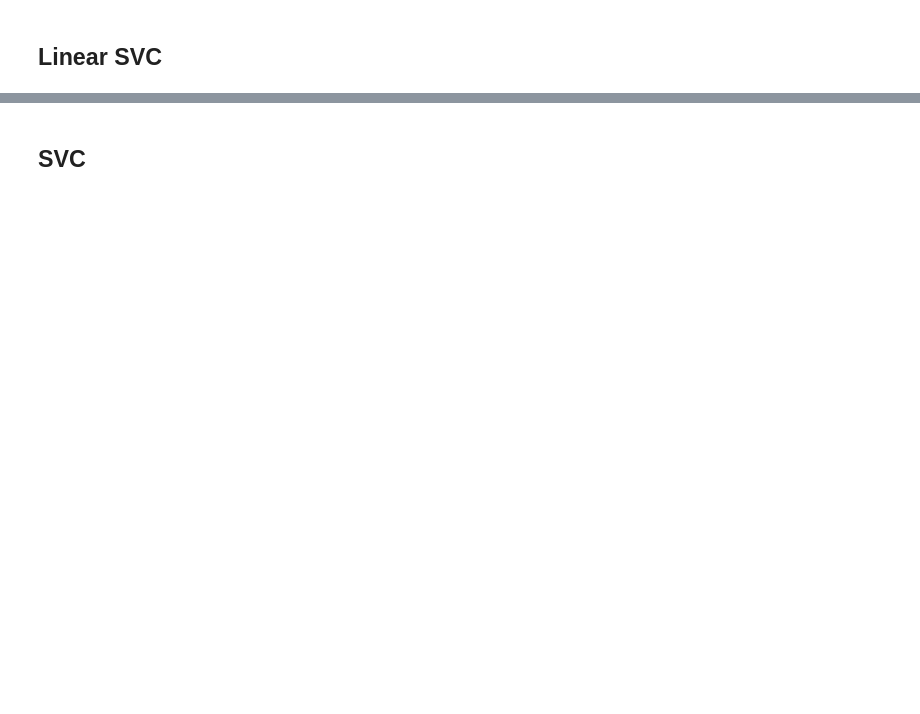
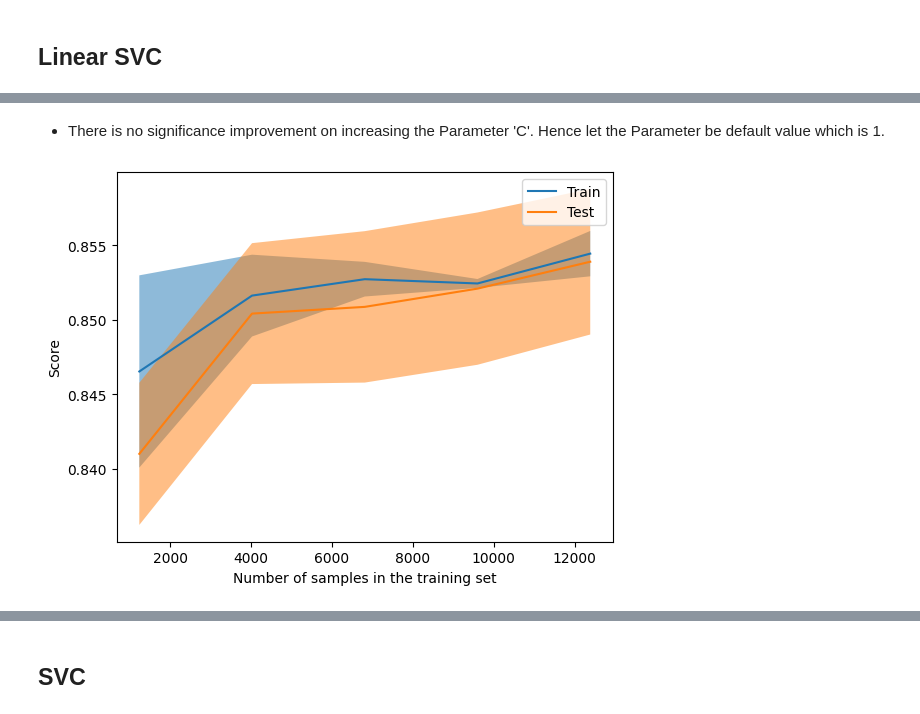
Before and after one commit to Harish-Projects/Bachelorarbeit, a Jupyter notebook: SVM_Multiclass.ipynb, the cells around one changed output, grey strips where cells are left out. Cells and saved outputs as stored; diff of their text form; code cells hidden in the pictures; blank space fills up the shorter version.

```diff
--- a/SVM_Multiclass.ipynb
+++ b/SVM_Multiclass.ipynb
@@ -71,0 +120,11 @@ X_train, X_test, Y_train, Y_test = train_test_split(X, Yt, test_size=0.8, random
+# %% [markdown]
+* There is no significance improvement on increasing the Parameter 'C'. Hence let the Parameter be default value which is 1.
+# %%
+from sklearn.model_selection import LearningCurveDisplay, learning_curve
+X_train, X_test, Y_train, Y_test = train_test_split(X, Y, test_size=0.5, random_state=22)
+train_sizes, train_scores, test_scores = learning_curve(clf, X_train, Y_train)
+display = LearningCurveDisplay(train_sizes=train_sizes, train_scores=train_scores, test_scores=test_scores, score_name="Score")
+display.plot()
+plt.show()
+# %% [output]
+[figure, added]
```
Also changed, not shown: parts of 33 cells of this notebook, 3 other files.
